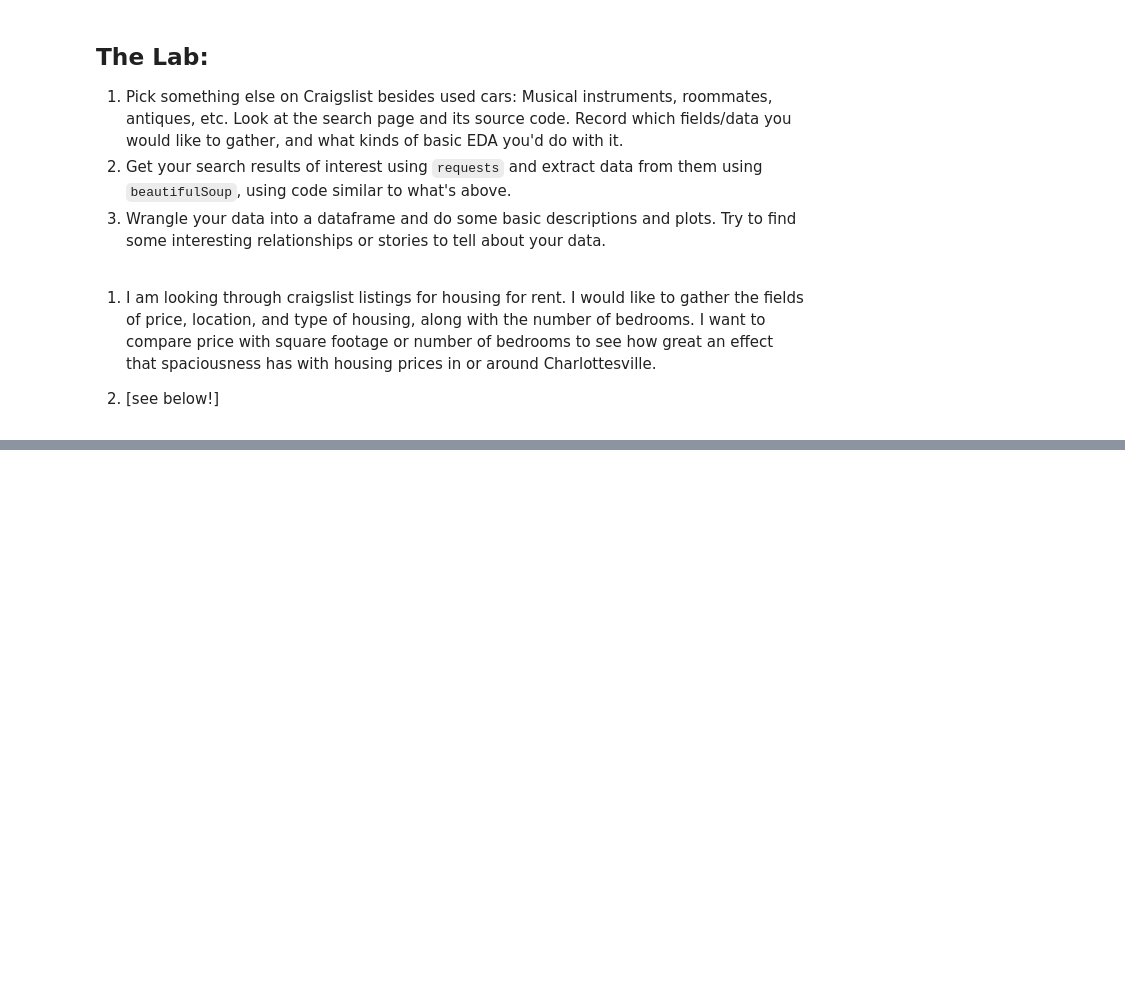
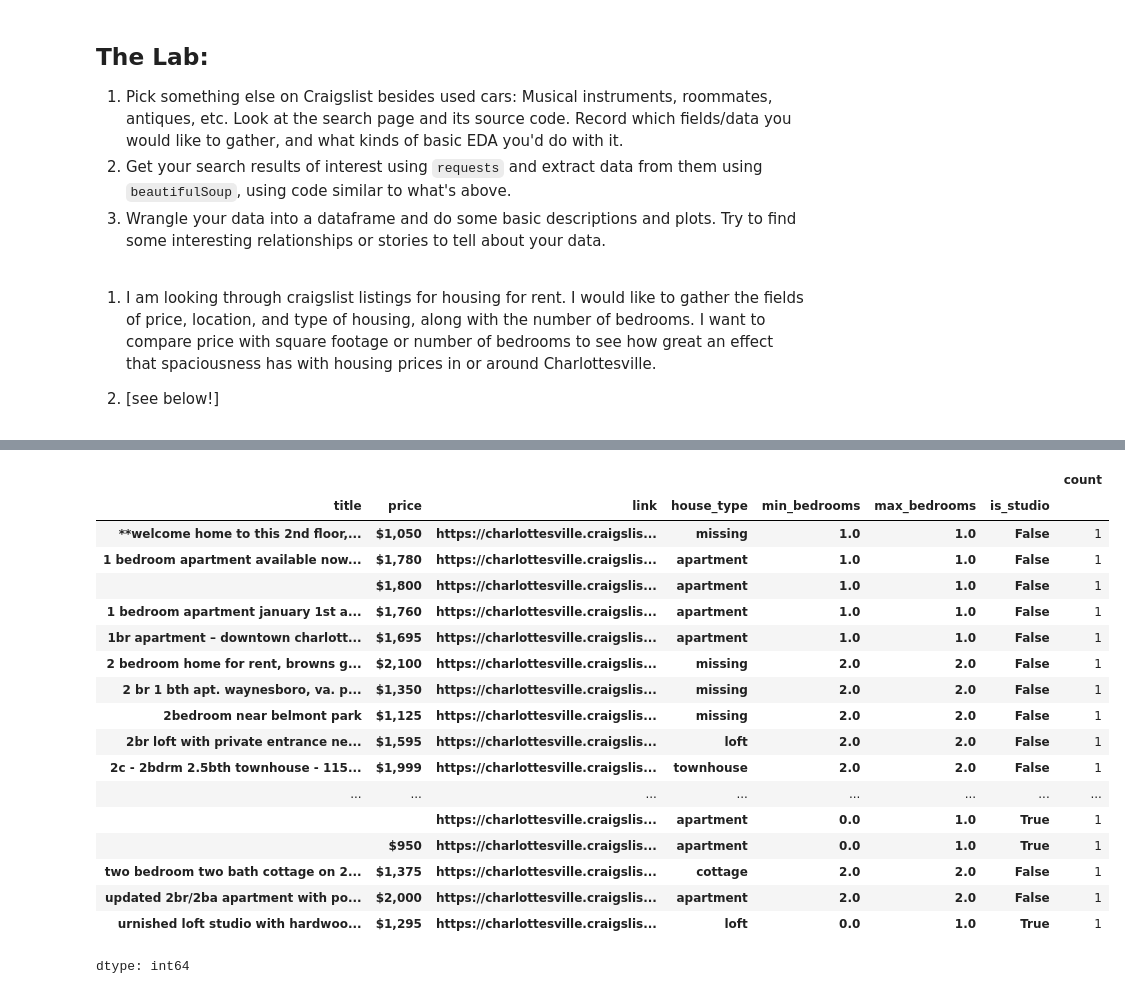
Before and after one commit to ananya-balach/DS-wrangling-fork, a Jupyter notebook: lab/lab.ipynb, the cells around one changed output, grey strips where cells are left out. Saved outputs shown, nothing was run; the diff lists cells and outputs as text; code cells hidden in the pictures; blank space fills up the shorter version.

```diff
--- a/lab/lab.ipynb
+++ b/lab/lab.ipynb
@@ -364,3 +228,0 @@ def extract_rooms(title):
-# %%
-bedrooms = (title.apply(extract_bedrooms_with_studio))
-data.append({'title':title,'price':price,'year':year,'link':link,'brand':brand})
@@ -372,0 +229,27 @@ NameError: name 'bedrooms' is not defined
+# %%
+import re
+
+housetype_list = ['apartment', 'condo', 'cottage', 'cabin', 'single family', 'apt', 'duplex', 'flat','house', 'in-law', 'loft', 'townhouse', 'manufactured','assisted living']
+number_words = {"one": 1, "two": 2, "three": 3, "four": 4, "five":5}
+studioapts = re.compile(r"\b(studio|efficiency|eff)\b", re.IGNORECASE)
+room_ranges = re.compile(r"""(?:
+
+        (\d+|one|two|three|four|five)      # first number
+        \s*
+        (?:-|–|to|or)                      # range separator
+        \s*
+        (\d+|one|two|three|four|five)      # second number
+        \s*
+        (?:br|bdrm|bedroom|bed|bds|bedrooms))
+    |(?: (\d+|one|two|three|four|five)      # single value
+        \s*
+        (?:br|bdrm|bedroom|bed|bds|bedrooms))
+   """,
+    re.IGNORECASE | re.VERBOSE)
+
+def normalize_number(val):
+    if val is None:
+        return None
+    if val.isdigit():
+        return int(val)
+    return number_words.get(val)
@@ -372,0 +309,4 @@ NameError: name 'bedrooms' is not defined
+# %%
+df = pd.DataFrame(data)
+print(df.shape)
+print(df[['title', 'price', 'house_type', 'min_bedrooms', 'max_bedrooms', 'is_studio']].head())
@@ -372,0 +328,22 @@ NameError: name 'bedrooms' is not defined
+# %%
+df.value_counts()
+# %% [output]
+|  |  |  |  |  |  |  | count |
+| title | price | link | house_type | min_bedrooms | max_bedrooms | is_studio |  |
+| **welcome home to this 2nd floor,... | $1,050 | https://charlottesville.craigslis... | missing | 1.0 | 1.0 | False | 1 |
+| 1 bedroom apartment available now... | $1,780 | https://charlottesville.craigslis... | apartment | 1.0 | 1.0 | False | 1 |
+|  | $1,800 | https://charlottesville.craigslis... | apartment | 1.0 | 1.0 | False | 1 |
+| 1 bedroom apartment january 1st a... | $1,760 | https://charlottesville.craigslis... | apartment | 1.0 | 1.0 | False | 1 |
+| 1br apartment – downtown charlott... | $1,695 | https://charlottesville.craigslis... | apartment | 1.0 | 1.0 | False | 1 |
+| 2 bedroom home for rent, browns g... | $2,100 | https://charlottesville.craigslis... | missing | 2.0 | 2.0 | False | 1 |
+| 2 br 1 bth apt. waynesboro, va. p... | $1,350 | https://charlottesville.craigslis... | missing | 2.0 | 2.0 | False | 1 |
+| 2bedroom near belmont park | $1,125 | https://charlottesville.craigslis... | missing | 2.0 | 2.0 | False | 1 |
+| 2br loft with private entrance ne... | $1,595 | https://charlottesville.craigslis... | loft | 2.0 | 2.0 | False | 1 |
+| 2c - 2bdrm 2.5bth townhouse - 115... | $1,999 | https://charlottesville.craigslis... | townhouse | 2.0 | 2.0 | False | 1 |
+| ... | ... | ... | ... | ... | ... | ... | ... |
+|  |  | https://charlottesville.craigslis... | apartment | 0.0 | 1.0 | True | 1 |
+|  | $950 | https://charlottesville.craigslis... | apartment | 0.0 | 1.0 | True | 1 |
+| two bedroom two bath cottage on 2... | $1,375 | https://charlottesville.craigslis... | cottage | 2.0 | 2.0 | False | 1 |
+| updated 2br/2ba apartment with po... | $2,000 | https://charlottesville.craigslis... | apartment | 2.0 | 2.0 | False | 1 |
+| urnished loft studio with hardwoo... | $1,295 | https://charlottesville.craigslis... | loft | 0.0 | 1.0 | True | 1 |
+dtype: int64
```
Also changed, not shown: parts of 9 cells of this notebook.
